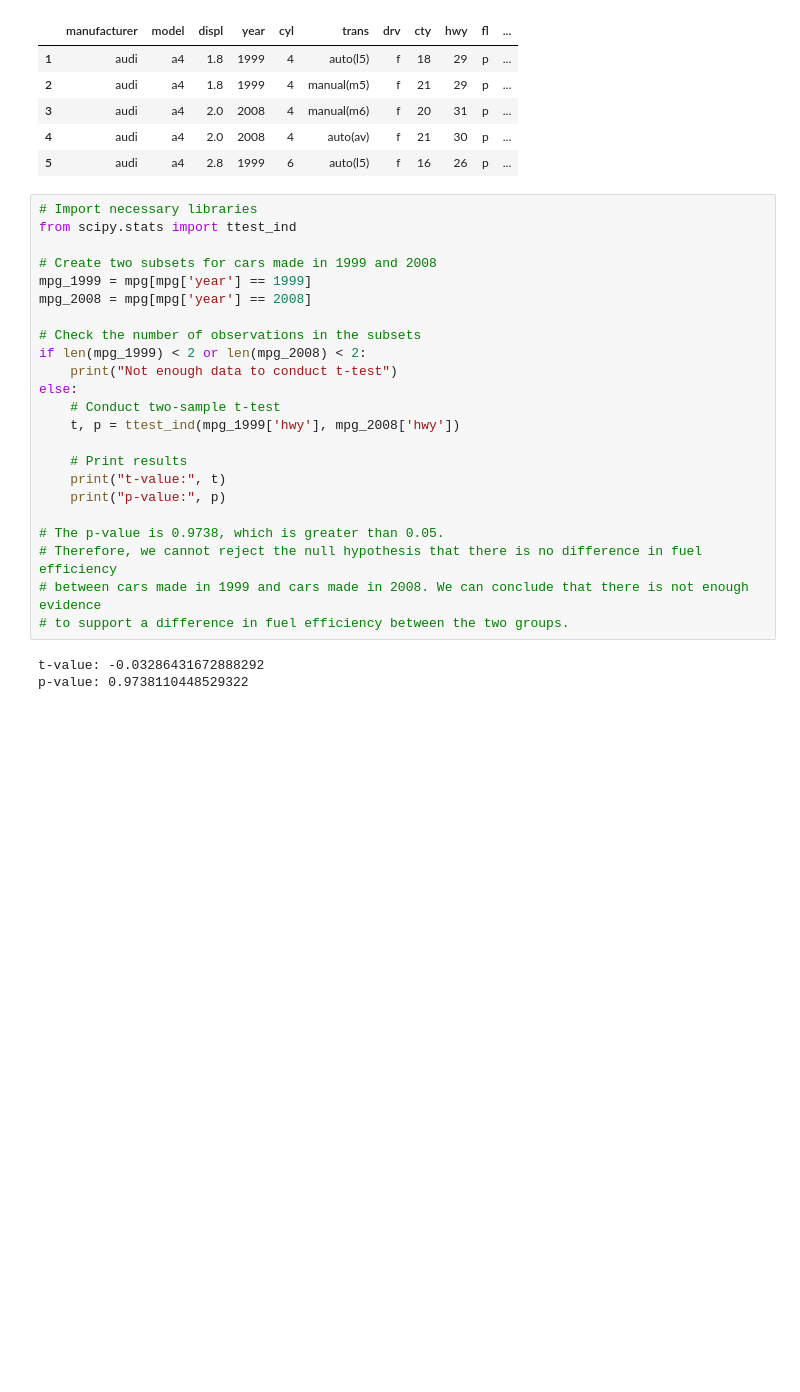
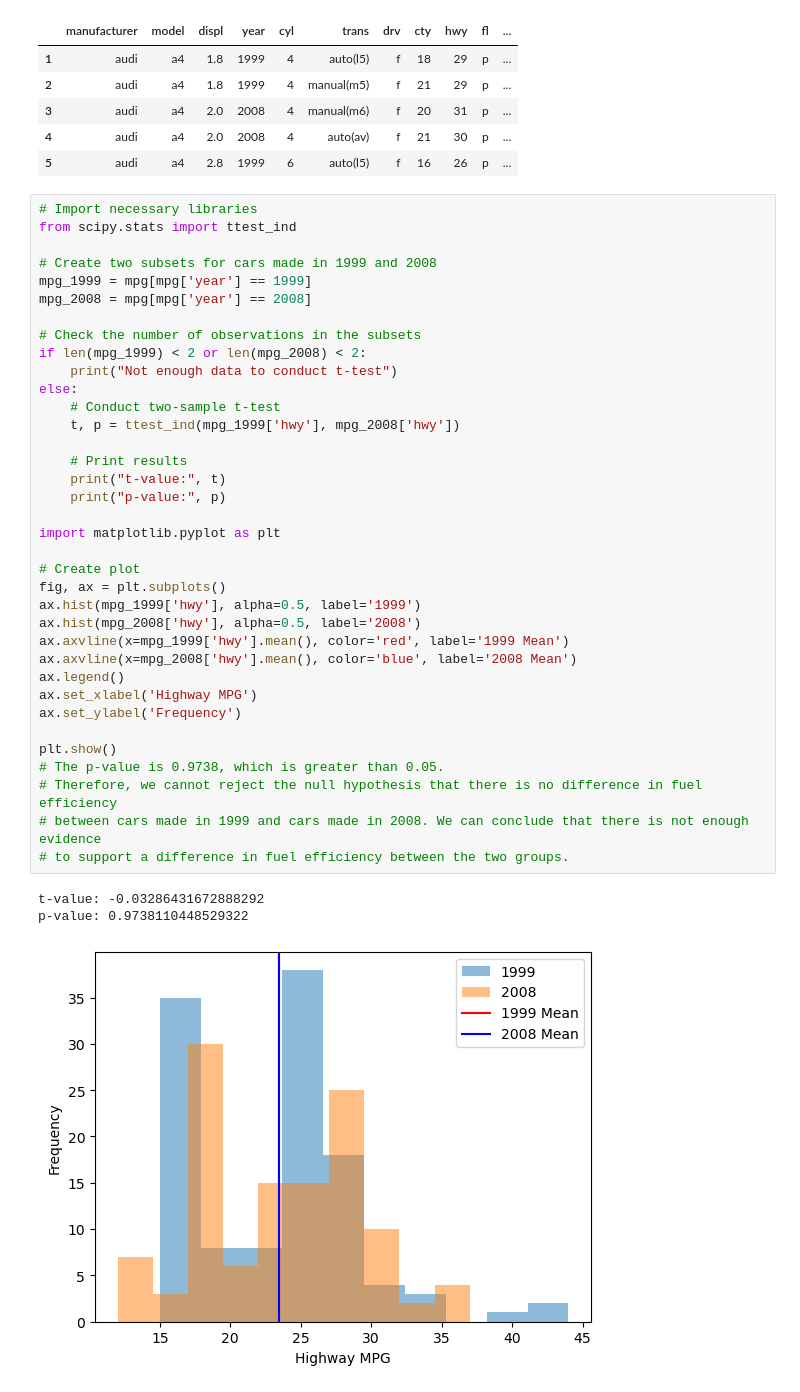
Before and after one commit to JoeyGideon/statistics-exercises, a Jupyter notebook: hypothesis_testing.ipynb, the cells around one changed output. Saved outputs shown, nothing was run; the diff lists cells and outputs as text; blank space fills up the shorter version.

```diff
--- a/hypothesis_testing.ipynb
+++ b/hypothesis_testing.ipynb
@@ -98,29 +100,43 @@ mpg.head()
 # %%
 # Import necessary libraries
 from scipy.stats import ttest_ind
 
 # Create two subsets for cars made in 1999 and 2008
 mpg_1999 = mpg[mpg['year'] == 1999]
 mpg_2008 = mpg[mpg['year'] == 2008]
 
 # Check the number of observations in the subsets
 if len(mpg_1999) < 2 or len(mpg_2008) < 2:
     print("Not enough data to conduct t-test")
 else:
     # Conduct two-sample t-test
     t, p = ttest_ind(mpg_1999['hwy'], mpg_2008['hwy'])
 
     # Print results
     print("t-value:", t)
     print("p-value:", p)
 
+import matplotlib.pyplot as plt
+
+# Create plot
+fig, ax = plt.subplots()
+ax.hist(mpg_1999['hwy'], alpha=0.5, label='1999')
+ax.hist(mpg_2008['hwy'], alpha=0.5, label='2008')
+ax.axvline(x=mpg_1999['hwy'].mean(), color='red', label='1999 Mean')
+ax.axvline(x=mpg_2008['hwy'].mean(), color='blue', label='2008 Mean')
+ax.legend()
+ax.set_xlabel('Highway MPG')
+ax.set_ylabel('Frequency')
+
+plt.show()
 # The p-value is 0.9738, which is greater than 0.05.
 # Therefore, we cannot reject the null hypothesis that there is no difference in fuel efficiency
 # between cars made in 1999 and cars made in 2008. We can conclude that there is not enough evidence
 # to support a difference in fuel efficiency between the two groups.
 # %% [output]
 t-value: -0.03286431672888292
 p-value: 0.9738110448529322
+[figure, added]
 # %%
 # Are compact cars more fuel-efficient than the average car?
 
```
Also changed, not shown: parts of 3 cells of this notebook.
